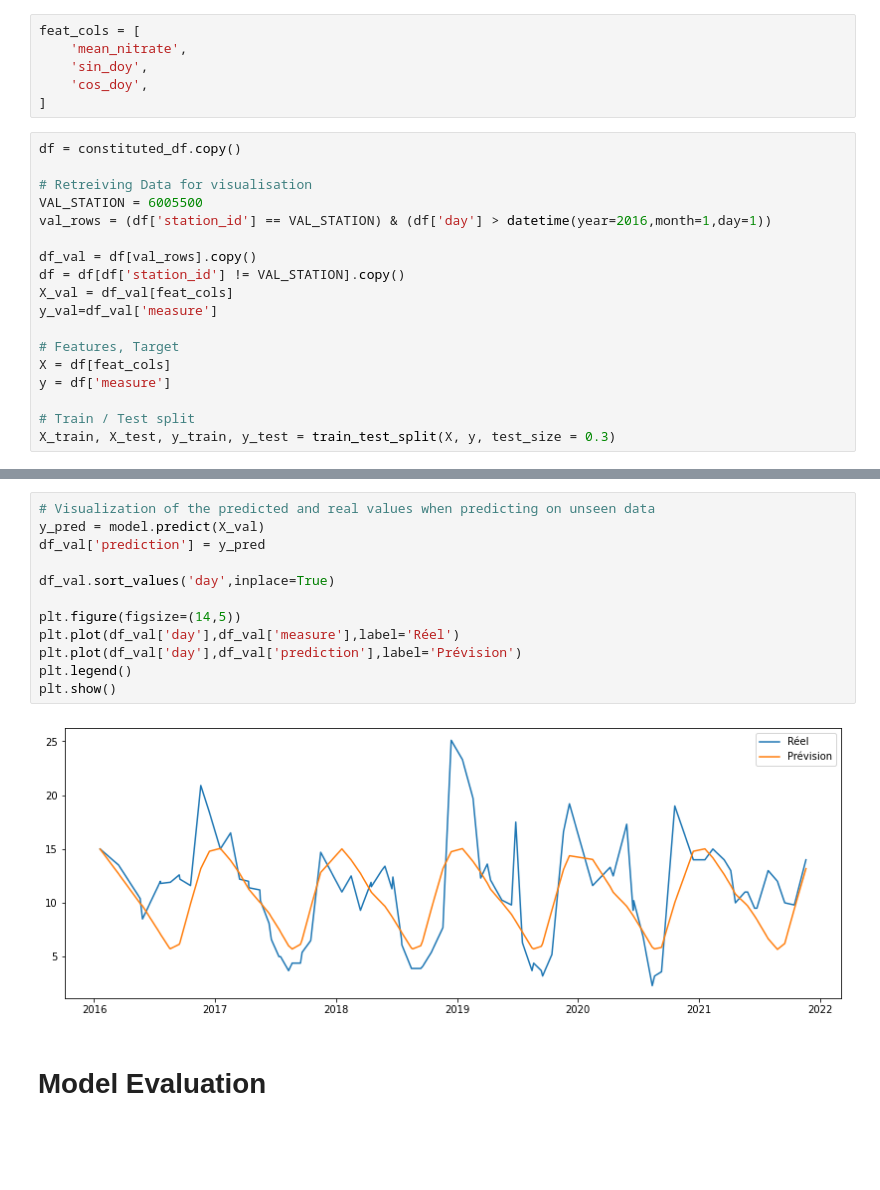
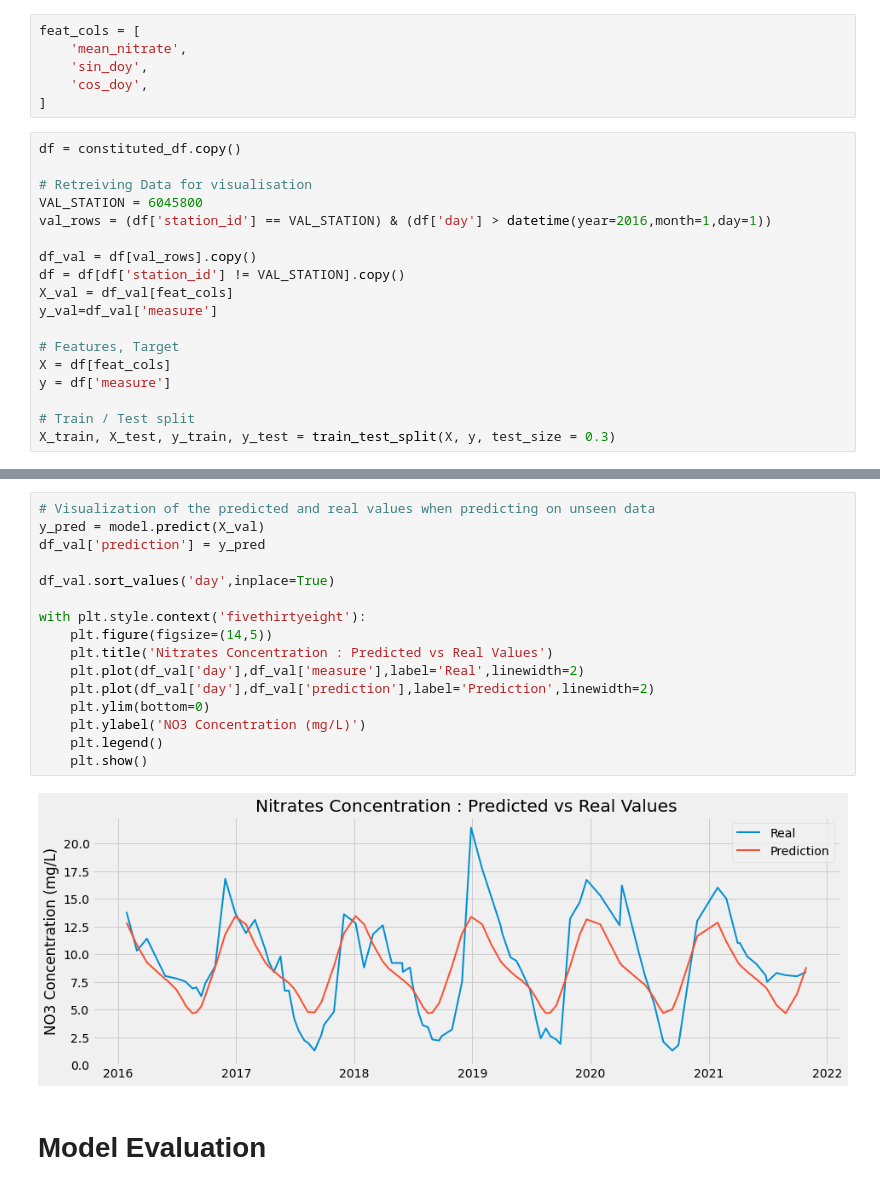
Before and after one commit to sebvey/water_prediction, a Jupyter notebook: notebooks/base_model.ipynb, the cells around one changed output, grey strips where cells are left out. Drawn from its saved outputs; the diff is of its cells as text; blank space fills up the shorter version.

Commit message:
Predicted vs Real Values Graph updated

```diff
--- a/notebooks/base_model.ipynb
+++ b/notebooks/base_model.ipynb
@@ -82,7 +85,7 @@ feat_cols = [
 df = constituted_df.copy()
 
 # Retreiving Data for visualisation
-VAL_STATION = 6005500
+VAL_STATION = 6045800
 val_rows = (df['station_id'] == VAL_STATION) & (df['day'] > datetime(year=2016,month=1,day=1))
 
 df_val = df[val_rows].copy()
@@ -165,17 +176,21 @@ plot_loss(history)
 # %%
 # Visualization of the predicted and real values when predicting on unseen data
 y_pred = model.predict(X_val)
 df_val['prediction'] = y_pred
 
 df_val.sort_values('day',inplace=True)
 
-plt.figure(figsize=(14,5))
-plt.plot(df_val['day'],df_val['measure'],label='Réel')
-plt.plot(df_val['day'],df_val['prediction'],label='Prévision')
-plt.legend()
-plt.show()
+with plt.style.context('fivethirtyeight'):
+    plt.figure(figsize=(14,5))
+    plt.title('Nitrates Concentration : Predicted vs Real Values')
+    plt.plot(df_val['day'],df_val['measure'],label='Real',linewidth=2)
+    plt.plot(df_val['day'],df_val['prediction'],label='Prediction',linewidth=2)
+    plt.ylim(bottom=0)
+    plt.ylabel('NO3 Concentration (mg/L)')
+    plt.legend()
+    plt.show()
 # %% [output]
-[figure, old version]
+[figure, new version]
 # %% [markdown]
 # Model Evaluation
 # %%
```
Also changed, not shown: parts of 4 cells of this notebook, 1 other file.
